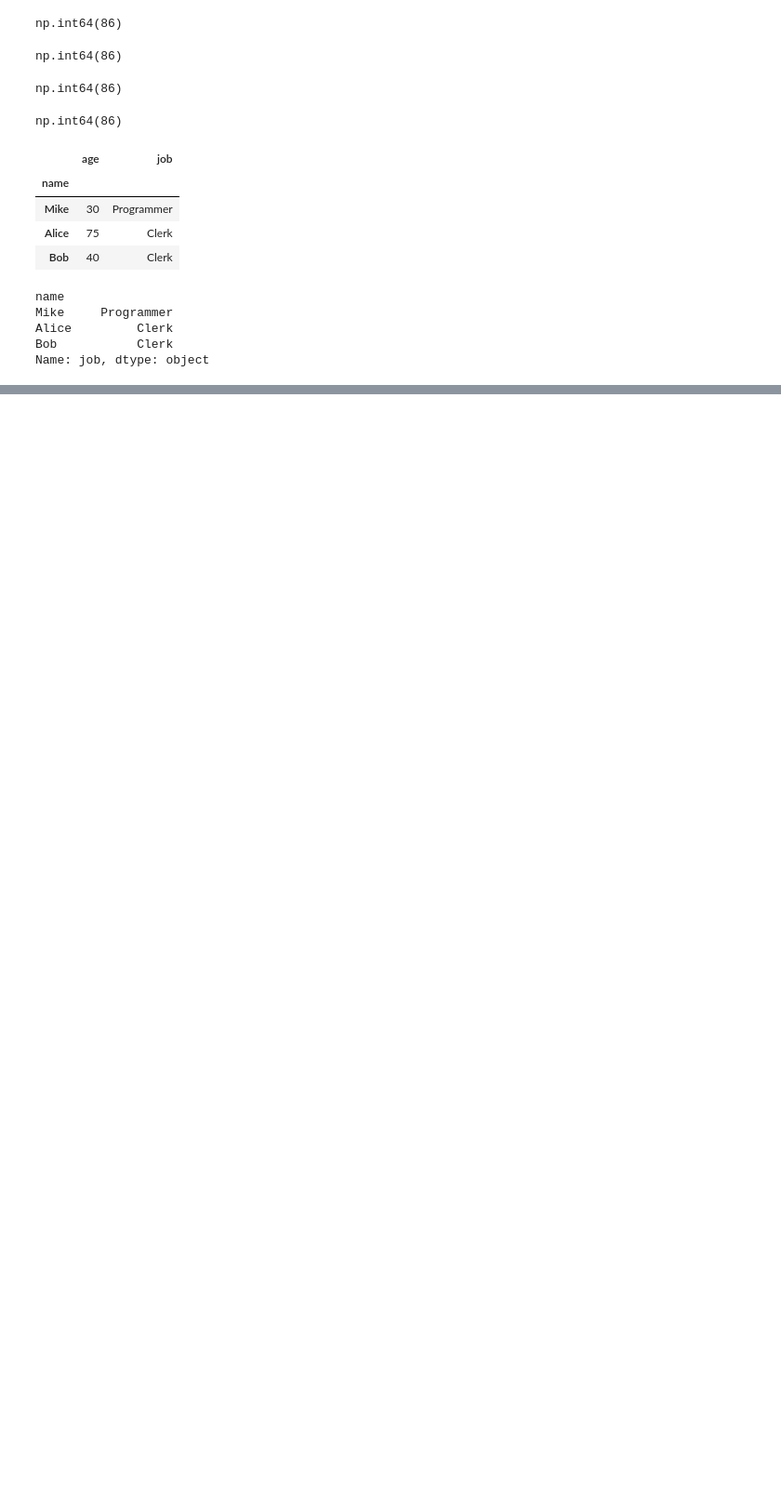
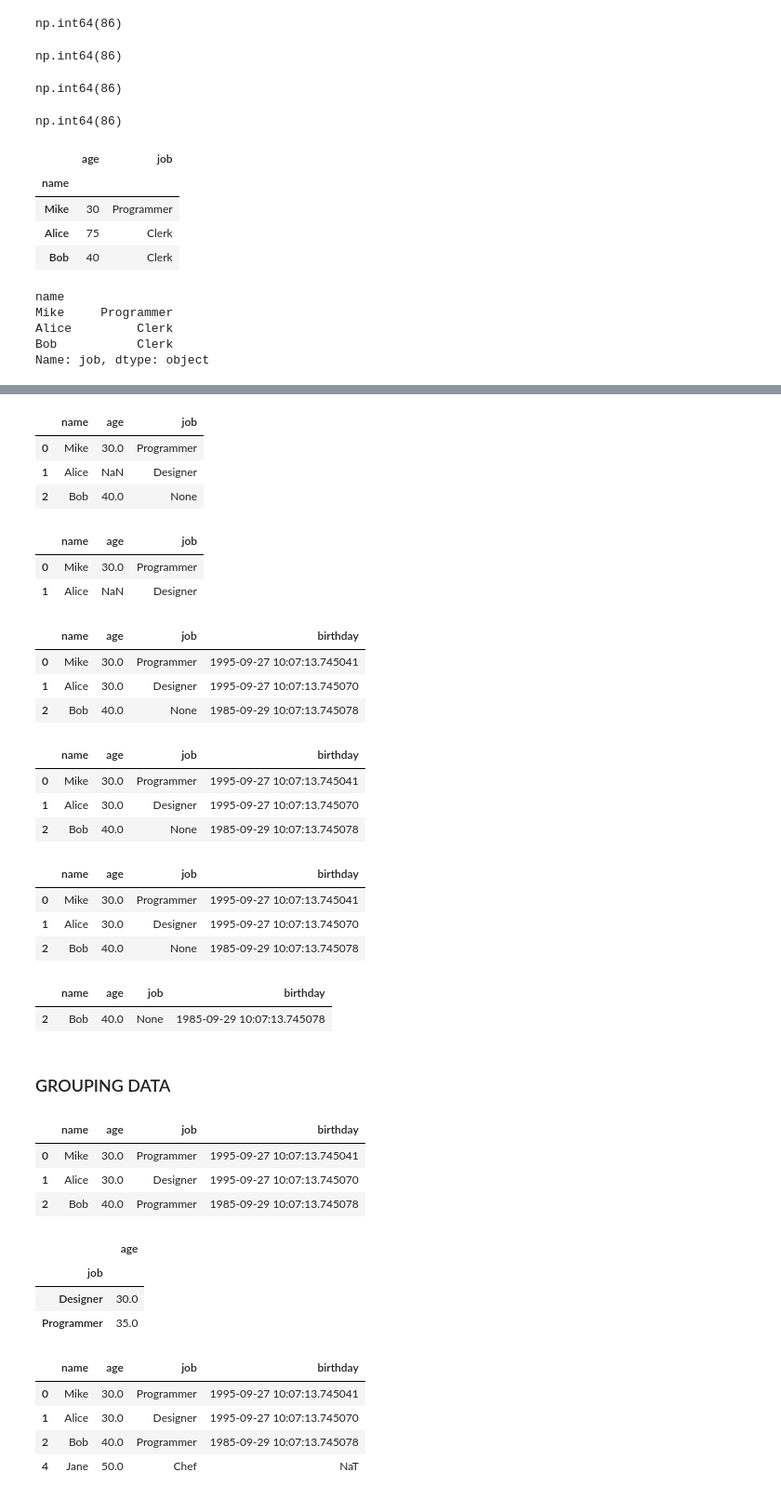
Before and after one commit to avnisinngh/PANDAS, a Jupyter notebook: BASICS_01/basics_01.ipynb, the cells around one changed output, grey strips where cells are left out. Shown at 93% size. Drawn from its saved outputs; the diff is of its cells as text; code cells hidden in the pictures; blank space fills up the shorter version.

```diff
--- a/BASICS_01/basics_01.ipynb
+++ b/BASICS_01/basics_01.ipynb
@@ -348,0 +526,13 @@ Name: job, dtype: object
+# %%
+df
+# %% [output]
+|  | name | age | job |
+| 0 | Mike | 30.0 | Programmer |
+| 1 | Alice | NaN | Designer |
+| 2 | Bob | 40.0 | None |
+# %%
+df[df.name.str.endswith('e')]
+# %% [output]
+|  | name | age | job |
+| 0 | Mike | 30.0 | Programmer |
+| 1 | Alice | NaN | Designer |
@@ -348,0 +544,46 @@ Name: job, dtype: object
+# %%
+df
+# %% [output]
+|  | name | age | job | birthday |
+| 0 | Mike | 30.0 | Programmer | 1995-09-27 10:07:13.745041 |
+| 1 | Alice | 30.0 | Designer | 1995-09-27 10:07:13.745070 |
+| 2 | Bob | 40.0 | None | 1985-09-29 10:07:13.745078 |
+# %%
+df[df.birthday.dt.year > 1950]
+# %% [output]
+|  | name | age | job | birthday |
+| 0 | Mike | 30.0 | Programmer | 1995-09-27 10:07:13.745041 |
+| 1 | Alice | 30.0 | Designer | 1995-09-27 10:07:13.745070 |
+| 2 | Bob | 40.0 | None | 1985-09-29 10:07:13.745078 |
+# %%
+ages = [30,40]
+df[df.age.isin(ages)]
+# %% [output]
+|  | name | age | job | birthday |
+| 0 | Mike | 30.0 | Programmer | 1995-09-27 10:07:13.745041 |
+| 1 | Alice | 30.0 | Designer | 1995-09-27 10:07:13.745070 |
+| 2 | Bob | 40.0 | None | 1985-09-29 10:07:13.745078 |
+# %%
+df.query('age > 30')
+# %% [output]
+|  | name | age | job | birthday |
+| 2 | Bob | 40.0 | None | 1985-09-29 10:07:13.745078 |
+# %% [markdown]
+### GROUPING DATA
+# %%
+df.job = df.job.fillna('Programmer')
+df
+# %% [output]
+|  | name | age | job | birthday |
+| 0 | Mike | 30.0 | Programmer | 1995-09-27 10:07:13.745041 |
+| 1 | Alice | 30.0 | Designer | 1995-09-27 10:07:13.745070 |
+| 2 | Bob | 40.0 | Programmer | 1985-09-29 10:07:13.745078 |
+# %%
+df.groupby('job').agg({
+    'age' : 'mean'
+})
+# %% [output]
+|  | age |
+| job |  |
+| Designer | 30.0 |
+| Programmer | 35.0 |
@@ -348,0 +592,8 @@ Name: job, dtype: object
+# %%
+df
+# %% [output]
+|  | name | age | job | birthday |
+| 0 | Mike | 30.0 | Programmer | 1995-09-27 10:07:13.745041 |
+| 1 | Alice | 30.0 | Designer | 1995-09-27 10:07:13.745070 |
+| 2 | Bob | 40.0 | Programmer | 1985-09-29 10:07:13.745078 |
+| 4 | Jane | 50.0 | Chef | NaT |
```
Also changed, not shown: parts of 61 cells of this notebook.
